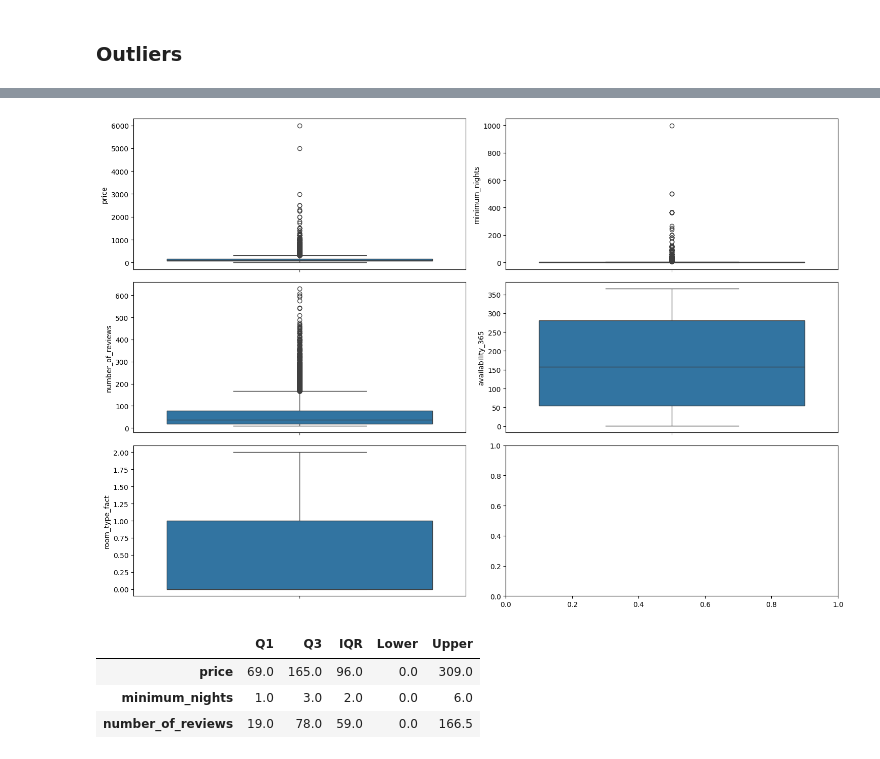
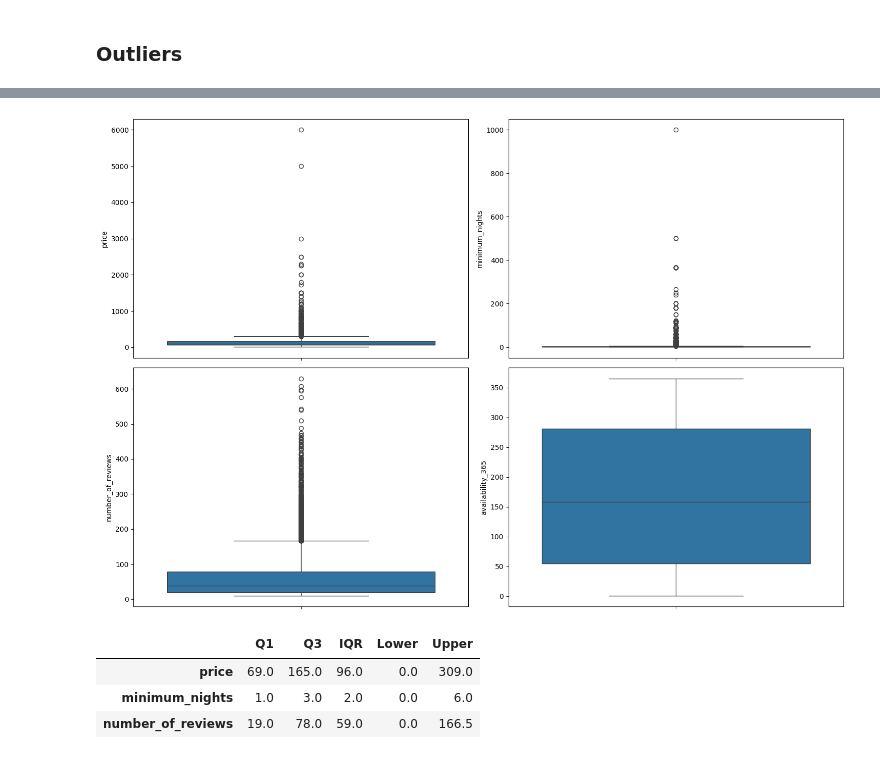
Before and after one commit to 4GeeksAcademy/AnthonnyMal-Machine-Learnig, a Jupyter notebook: src/00-eda-airbnb-ny.ipynb, the cells around one changed output, grey strips where cells are left out. Drawn from its saved outputs; the diff is of its cells as text; code cells hidden in the pictures.

```diff
--- a/src/00-eda-airbnb-ny.ipynb
+++ b/src/00-eda-airbnb-ny.ipynb
@@ -310,3 +302,0 @@ plt.show()
-# %%
-df["room_type_fact"] = pd.factorize(df['room_type'])[0]
-df[["room_type", "room_type_fact"]].head(5)
@@ -325,9 +303,3 @@ type_room_rules
-# %%
-with open('../models/type_room_rules.json', 'w') as file:
-    json.dump(type_room_rules, file)
-
-df.drop(["room_type"],
-              axis=1, inplace=True)
 # %% [markdown]
 ### Outliers
 # %%
@@ -344,17 +315,15 @@ df.describe().T
 # %%
-fig, axis = plt.subplots(3, 2, figsize=(15, 10))
+fig, axis = plt.subplots(2, 2, figsize=(15, 10))
 
 sns.boxplot(ax=axis[0, 0], data=df, y="price")
 sns.boxplot(ax=axis[0, 1], data=df, y="minimum_nights")
 sns.boxplot(ax=axis[1, 0], data=df, y="number_of_reviews")
 sns.boxplot(ax=axis[1, 1], data=df, y="availability_365")
-sns.boxplot(ax=axis[2, 0], data=df, y="room_type_fact")
-
 
 plt.tight_layout()
 plt.show()
 # %% [output]
-[figure, old version]
+[figure, new version]
 # %%
 # Calculo el Rango inter Cuartil: IQR = Q3(75%) - Q1(25%)
 super_outliners =["price", "minimum_nights", "number_of_reviews"]
```
Also changed, not shown: parts of 16 cells of this notebook, 1 other file.
